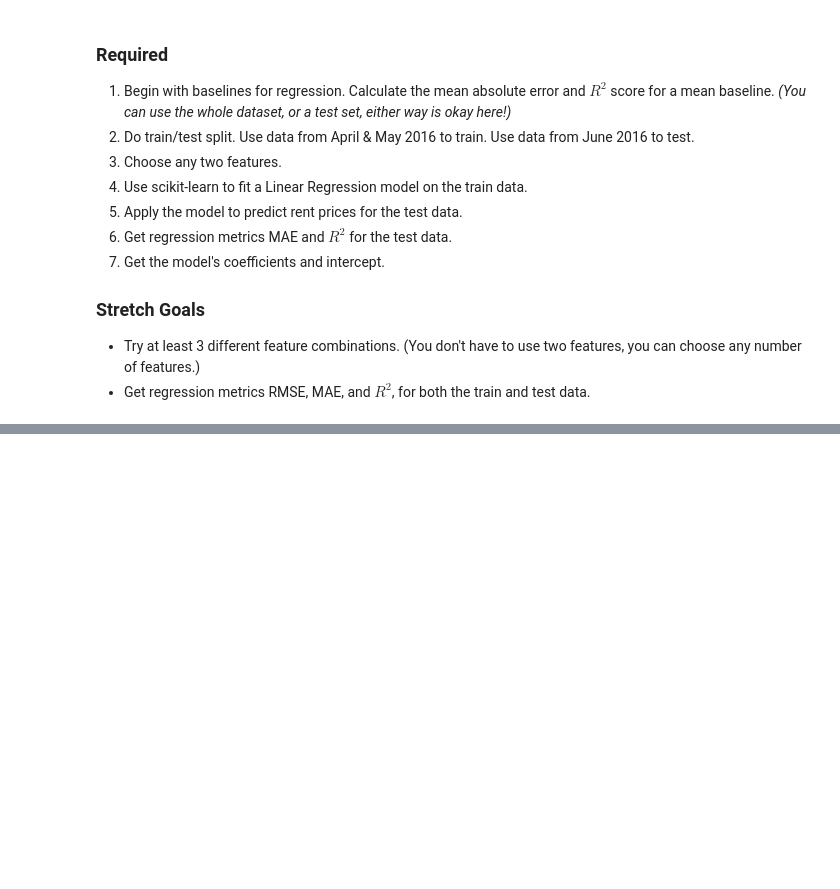
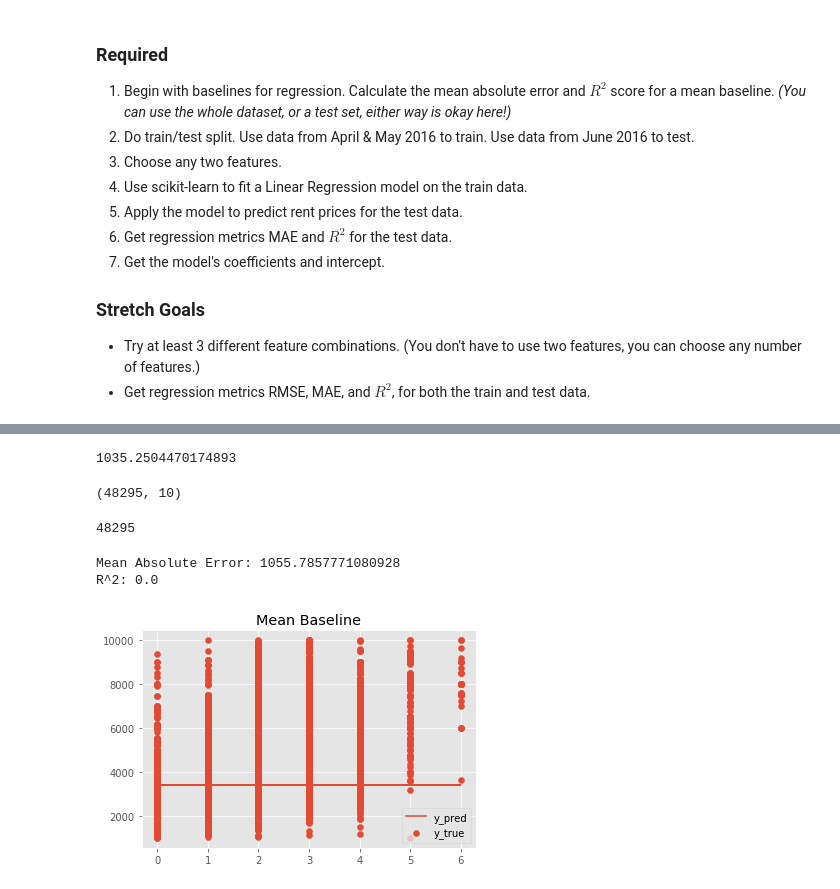
Before and after one commit to bloominstituteoftechnology/DS-Unit-2-Regression-1, a Jupyter notebook: DS_Sprint_Challenge_6_Regression_1.ipynb, the cells around one changed output, grey strips where cells are left out. Saved outputs shown, nothing was run; the diff lists cells and outputs as text; code cells hidden in the pictures; blank space fills up the shorter version.

```diff
--- a/DS_Sprint_Challenge_6_Regression_1.ipynb
+++ b/DS_Sprint_Challenge_6_Regression_1.ipynb
@@ -150,0 +215,2 @@ assert rent.shape == (48295, 7)
+# %%
+rent['Mean Baseline'] = mean_baseline
@@ -150,0 +226,3 @@ assert rent.shape == (48295, 7)
+# %%
+rent['Error'] = df['Mean Baseline'] - rent[target]
+rent.head()
@@ -150,0 +236,2 @@ assert rent.shape == (48295, 7)
+# %%
+rent['Absolute Error'] = rent['Error'].abs()
@@ -150,0 +247,38 @@ assert rent.shape == (48295, 7)
+# %%
+rent['Absolute Error'].mean()
+# %% [output]
+1035.2504470174893
+# %%
+rent.shape
+# %% [output]
+(48295, 10)
+# %%
+len(rent)
+# %% [output]
+48295
+# %%
+x = rent['bedrooms']
+y = rent['price']
+
+m = 0
+b = y.mean()
+y_pred = m*x + b
+# %%
+from sklearn.metrics import mean_absolute_error, r2_score
+
+def plot_preds(x, y, y_pred):
+    plt.scatter(x, y, label='y_true')
+    plt.plot(x, y_pred, label='y_pred')
+    plt.legend()
+
+    mae = mean_absolute_error(y, y_pred)
+    r2 = r2_score(y, y_pred)
+    print('Mean Absolute Error:', mae)
+    print('R^2:', r2)
+
+plot_preds(x, y, y_pred)
+plt.title('Mean Baseline');
+# %% [output]
+Mean Absolute Error: 1055.7857771080928
+R^2: 0.0
+[figure, added]
```
Also changed, not shown: parts of 25 cells of this notebook.
